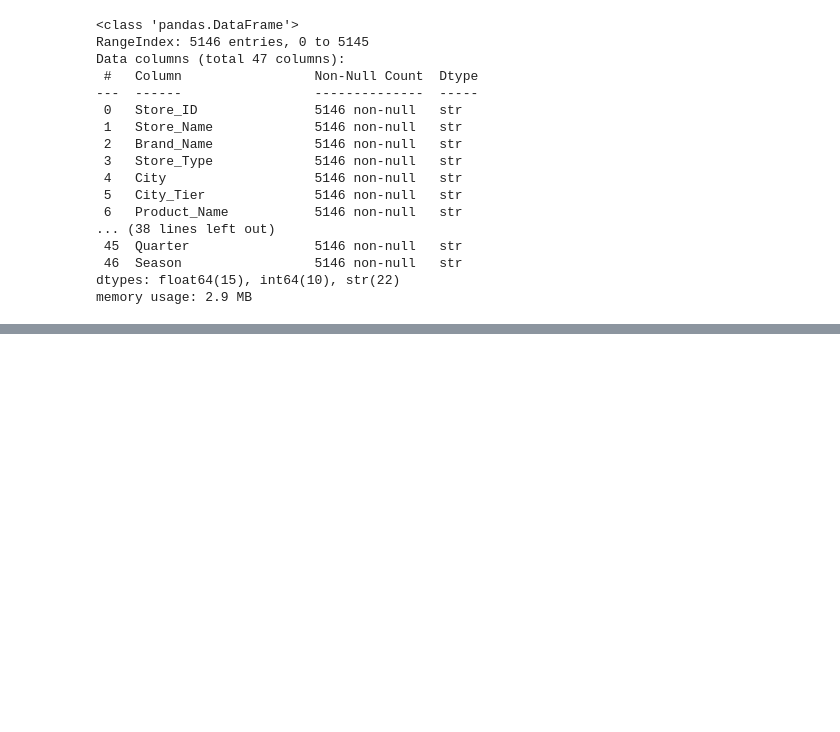
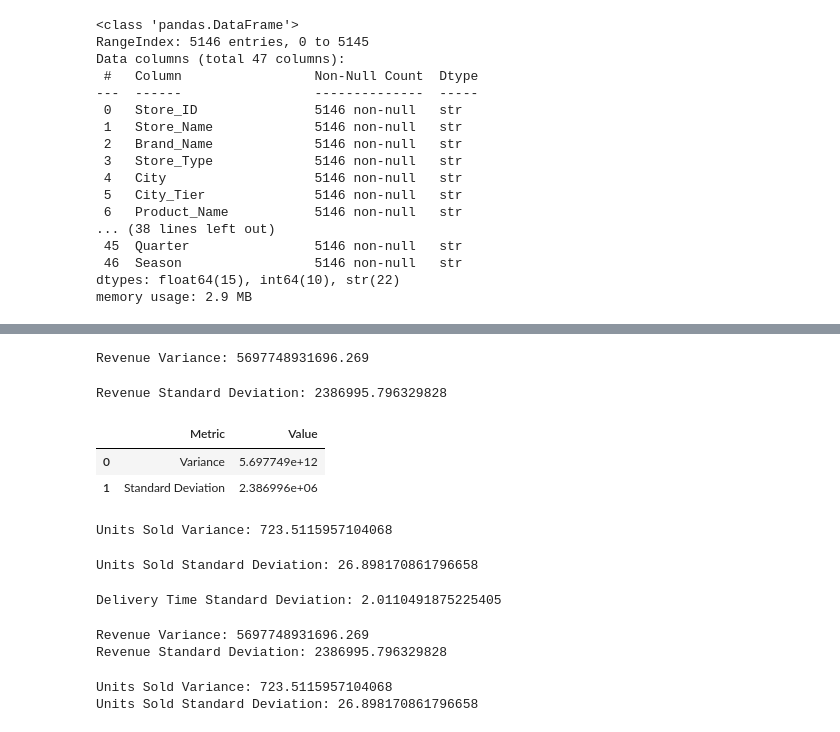
Before and after one commit to NavjyotMasane/Python_Learning, a Jupyter notebook: Data_Manipulation_and_Statistics.ipynb, the cells around one changed output, grey strips where cells are left out. Drawn from its saved outputs; the diff is of its cells as text; code cells hidden in the pictures; blank space fills up the shorter version.

Commit message:
Measure Data Spread Using Dispersion Metrics

```diff
--- a/Data_Manipulation_and_Statistics.ipynb
+++ b/Data_Manipulation_and_Statistics.ipynb
@@ -1385,0 +1392,5 @@ memory usage: 2.9 MB
+# %%
+# Load the retail dataset (5,171 rows x 47 columns)
+# Note: Use your cleaned DataFrame from Lab 6 (where Revenue and Units_Sold are float64)
+df = pd.read_csv(r'/mnt/c/Users/navjyot/Downloads/Retail_Dataset_Cleaned.csv')
+print("Dataset Loaded Successfully")
@@ -1385,0 +1431,54 @@ memory usage: 2.9 MB
+# %%
+# Calculate sample Variance (ddof=1) of transaction Revenue to measure squared spread from the mean
+revenue_variance = df["Revenue"].var()
+print("Revenue Variance:", revenue_variance)
+# %% [output]
+Revenue Variance: 5697748931696.269
+# %%
+# Calculate sample Standard Deviation (square root of variance) to measure average Revenue fluctuation in currency units
+revenue_std = df["Revenue"].std()
+print("Revenue Standard Deviation:", revenue_std)
+# %% [output]
+Revenue Standard Deviation: 2386995.796329828
+# %%
+# Build a side-by-side DataFrame comparing squared dispersion (Variance) vs. linear dispersion (Std Dev) for Revenue
+comparison = pd.DataFrame({
+    "Metric": ["Variance", "Standard Deviation"],
+    "Value": [revenue_variance, revenue_std]
+})
+comparison
+# %% [output]
+|  | Metric | Value |
+| 0 | Variance | 5.697749e+12 |
+| 1 | Standard Deviation | 2.386996e+06 |
+# %%
+# Calculate sample Variance of Units_Sold across all 5,171 transactions to assess order volume volatility
+units_variance = df["Units_Sold"].var()
+print("Units Sold Variance:", units_variance)
+# %% [output]
+Units Sold Variance: 723.5115957104068
+# %%
+# Calculate Standard Deviation of Units_Sold to quantify typical unit-volume swing around the mean
+units_std = df["Units_Sold"].std()
+print("Units Sold Standard Deviation:", units_std)
+# %% [output]
+Units Sold Standard Deviation: 26.898170861796658
+# %%
+# Calculate Standard Deviation of Delivery_Time (float64, in days) to evaluate logistics and SLA consistency
+delivery_std = df["Delivery_Time"].std()
+print("Delivery Time Standard Deviation:", delivery_std)
+# %% [output]
+Delivery Time Standard Deviation: 2.0110491875225405
+# %%
+# Print all computed dispersion metrics together for quick executive verification
+print("Revenue Variance:", revenue_variance)
+print("Revenue Standard Deviation:", revenue_std)
+# %% [output]
+Revenue Variance: 5697748931696.269
+Revenue Standard Deviation: 2386995.796329828
+# %%
+print("Units Sold Variance:", units_variance)
+print("Units Sold Standard Deviation:", units_std)
+# %% [output]
+Units Sold Variance: 723.5115957104068
+Units Sold Standard Deviation: 26.898170861796658
```
Also changed, not shown: parts of 11 cells of this notebook.
